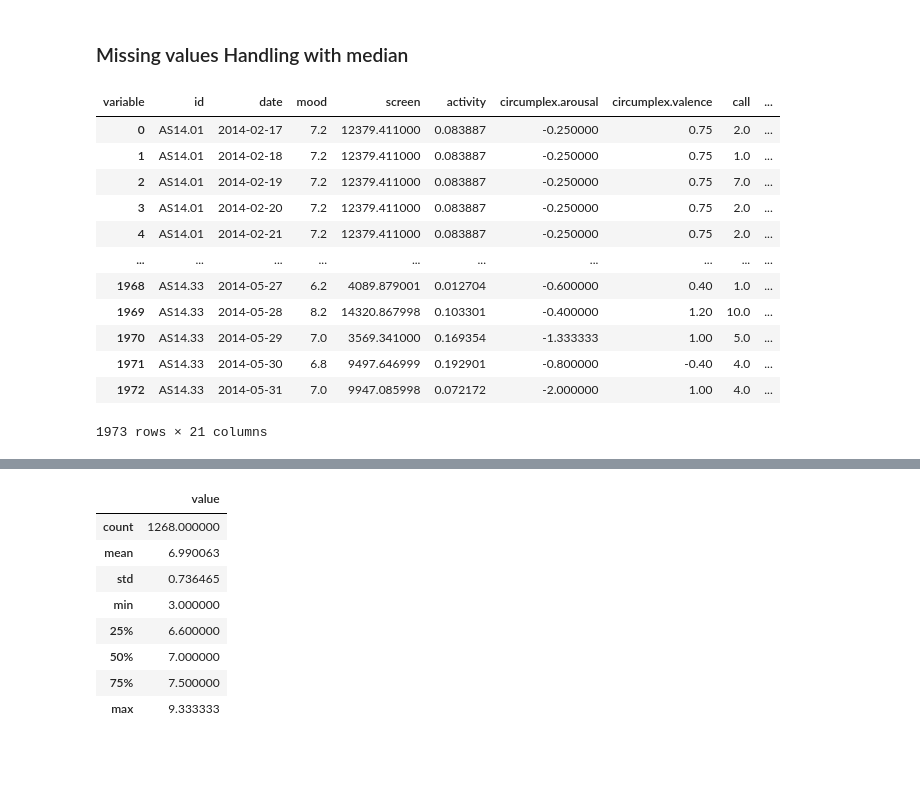
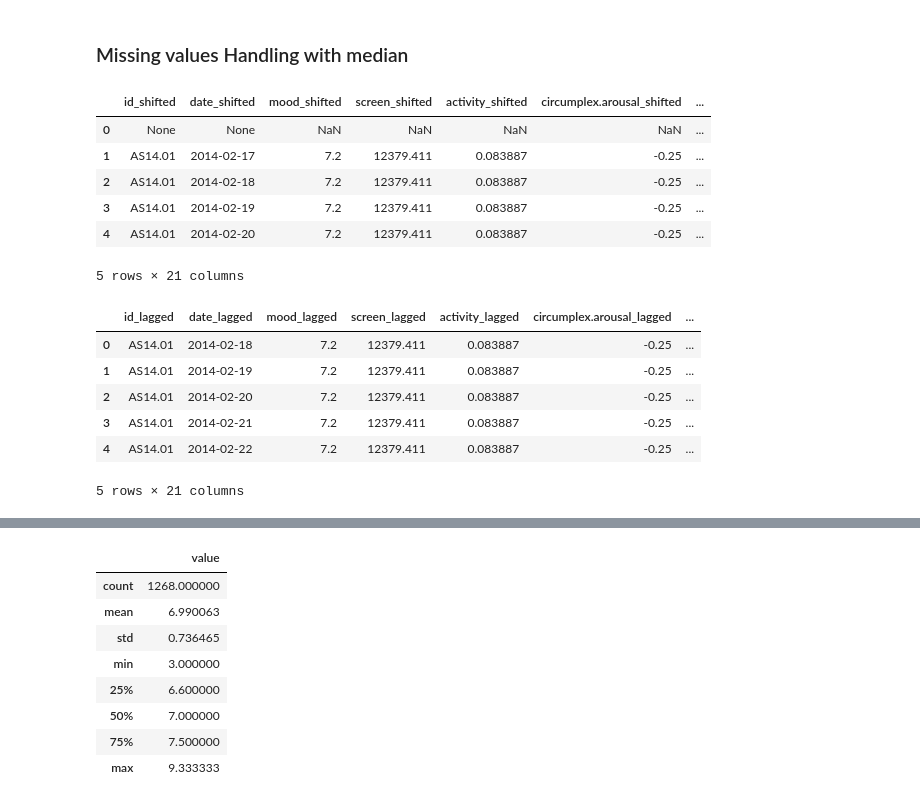
Before and after one commit to gajera-divya/Data-Mining-Techniques, a Jupyter notebook: Assignment1.ipynb, the cells around one changed output, grey strips where cells are left out. Drawn from its saved outputs; the diff is of its cells as text; code cells hidden in the pictures; blank space fills up the shorter version.

```diff
--- a/Assignment1.ipynb
+++ b/Assignment1.ipynb
@@ -489,19 +489,39 @@ for id_val in aggregated_data_with_zeros_as_nan['id'].unique():
     # Impute missing values, including zeros, with the calculated median for each attribute and each ID
     for col in numeric_columns:
         aggregated_data_with_zeros_as_nan.loc[(aggregated_data_with_zeros_as_nan['id'] == id_val) & (aggregated_data_with_zeros_as_nan[col].isna() | (aggregated_data_with_zeros_as_nan[col] == 0)), col] = median_values_by_id[col]
-# %%
-aggregated_data_with_zeros_as_nan
-# %% [output]
-| variable | id | date | mood | screen | activity | circumplex.arousal | circumplex.valence | call | ... |
-| 0 | AS14.01 | 2014-02-17 | 7.2 | 12379.411000 | 0.083887 | -0.250000 | 0.75 | 2.0 | ... |
-| 1 | AS14.01 | 2014-02-18 | 7.2 | 12379.411000 | 0.083887 | -0.250000 | 0.75 | 1.0 | ... |
-| 2 | AS14.01 | 2014-02-19 | 7.2 | 12379.411000 | 0.083887 | -0.250000 | 0.75 | 7.0 | ... |
-| 3 | AS14.01 | 2014-02-20 | 7.2 | 12379.411000 | 0.083887 | -0.250000 | 0.75 | 2.0 | ... |
-| 4 | AS14.01 | 2014-02-21 | 7.2 | 12379.411000 | 0.083887 | -0.250000 | 0.75 | 2.0 | ... |
-| ... | ... | ... | ... | ... | ... | ... | ... | ... | ... |
-| 1968 | AS14.33 | 2014-05-27 | 6.2 | 4089.879001 | 0.012704 | -0.600000 | 0.40 | 1.0 | ... |
-| 1969 | AS14.33 | 2014-05-28 | 8.2 | 14320.867998 | 0.103301 | -0.400000 | 1.20 | 10.0 | ... |
-| 1970 | AS14.33 | 2014-05-29 | 7.0 | 3569.341000 | 0.169354 | -1.333333 | 1.00 | 5.0 | ... |
-| 1971 | AS14.33 | 2014-05-30 | 6.8 | 9497.646999 | 0.192901 | -0.800000 | -0.40 | 4.0 | ... |
-| 1972 | AS14.33 | 2014-05-31 | 7.0 | 9947.085998 | 0.072172 | -2.000000 | 1.00 | 4.0 | ... |
-1973 rows × 21 columns
+# %%
+data_handled_mis = aggregated_data_with_zeros_as_nan.copy()
+# %%
+# Shift the values in a Series or DataFrame by a specified number of periods
+shifted_data = data_handled_mis.shift(periods=1)  # Shift one period backward
+# %%
+# Rename the columns
+shifted_data.columns = [f"{col}_shifted" for col in shifted_data.columns]
+
+# Display the first few rows of the shifted and renamed dataset
+shifted_data.head()
+# %% [output]
+|  | id_shifted | date_shifted | mood_shifted | screen_shifted | activity_shifted | circumplex.arousal_shifted | ... |
+| 0 | None | None | NaN | NaN | NaN | NaN | ... |
+| 1 | AS14.01 | 2014-02-17 | 7.2 | 12379.411 | 0.083887 | -0.25 | ... |
+| 2 | AS14.01 | 2014-02-18 | 7.2 | 12379.411 | 0.083887 | -0.25 | ... |
+| 3 | AS14.01 | 2014-02-19 | 7.2 | 12379.411 | 0.083887 | -0.25 | ... |
+| 4 | AS14.01 | 2014-02-20 | 7.2 | 12379.411 | 0.083887 | -0.25 | ... |
+5 rows × 21 columns
+# %%
+# Shift the data upward (backward in time)
+lagged_data = aggregated_data_with_zeros_as_nan.shift(periods=-1)
+
+# Rename the columns for clarity (optional)
+lagged_data.columns = [f"{col}_lagged" for col in lagged_data.columns]
+
+# Display the first few rows of the lagged dataset
+lagged_data.head()
+# %% [output]
+|  | id_lagged | date_lagged | mood_lagged | screen_lagged | activity_lagged | circumplex.arousal_lagged | ... |
+| 0 | AS14.01 | 2014-02-18 | 7.2 | 12379.411 | 0.083887 | -0.25 | ... |
+| 1 | AS14.01 | 2014-02-19 | 7.2 | 12379.411 | 0.083887 | -0.25 | ... |
+| 2 | AS14.01 | 2014-02-20 | 7.2 | 12379.411 | 0.083887 | -0.25 | ... |
+| 3 | AS14.01 | 2014-02-21 | 7.2 | 12379.411 | 0.083887 | -0.25 | ... |
+| 4 | AS14.01 | 2014-02-22 | 7.2 | 12379.411 | 0.083887 | -0.25 | ... |
+5 rows × 21 columns
```
Also changed, not shown: parts of 2 cells of this notebook.
